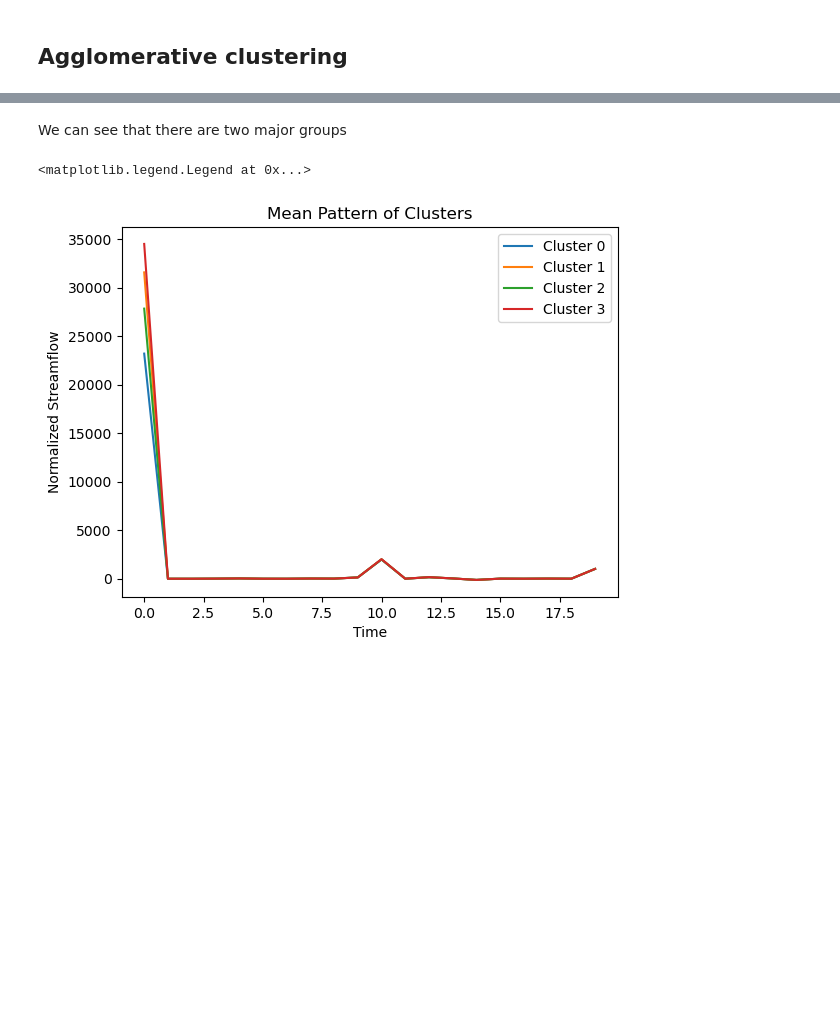
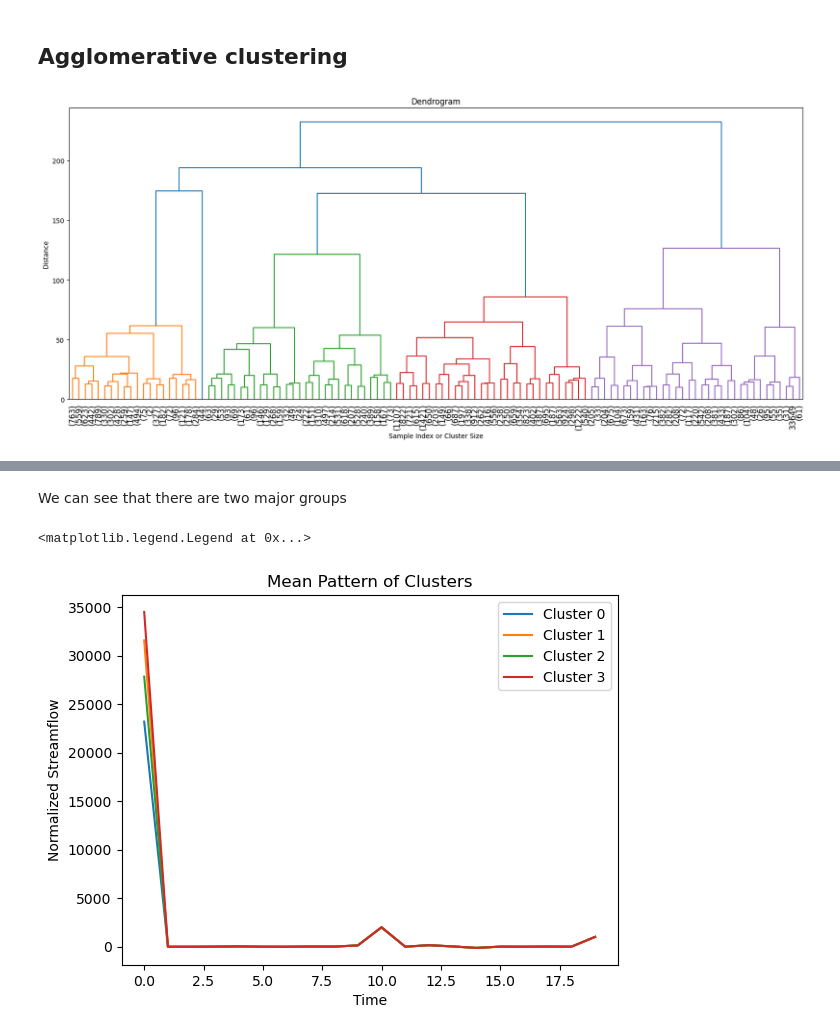
Before and after one commit to Drums180/Geoscientific_Analysis_Project, a Jupyter notebook: clustering_analysis.ipynb, the cells around one changed output, grey strips where cells are left out. Cells and saved outputs as stored; diff of their text form; code cells hidden in the pictures; blank space fills up the shorter version.

Commit message:
Cluster Update and Code fix

```diff
--- a/clustering_analysis.ipynb
+++ b/clustering_analysis.ipynb
@@ -24,2 +31,31 @@ data.head()
 # %% [markdown]
 ## Agglomerative clustering
+# %%
+combined_data = pd.read_csv('Datasets/combined_data.csv')
+
+# Select columns for clustering with low missing values and perform median imputation
+selected_vars = ['T_degC', 'Salnty', 'Depthm', 'Wind_Spd']  # These have minimal missing values
+data_for_clustering = combined_data[selected_vars]
+imputer = SimpleImputer(strategy='median')
+data_imputed = pd.DataFrame(imputer.fit_transform(data_for_clustering), columns=selected_vars)
+
+# Standardize the data
+scaler = StandardScaler()
+data_scaled = scaler.fit_transform(data_imputed)
+
+# Apply hierarchical clustering
+linked = linkage(data_scaled, method='ward')
+
+plt.figure(figsize=(20, 8))
+dendrogram(linked,
+           orientation='top',
+           distance_sort='descending',
+           truncate_mode='lastp',  # Truncates the dendrogram to show the last p clusters
+           p=113)  # Adjust 'p' to show the desired number of clusters
+plt.title('Dendrogram')
+plt.xlabel('Sample Index or Cluster Size')
+plt.ylabel('Distance')
+plt.tick_params(axis='x', labelsize=12)
+plt.show()
+# %% [output]
+[figure, added]
```
Also changed, not shown: parts of 4 cells of this notebook, 3 other files.
